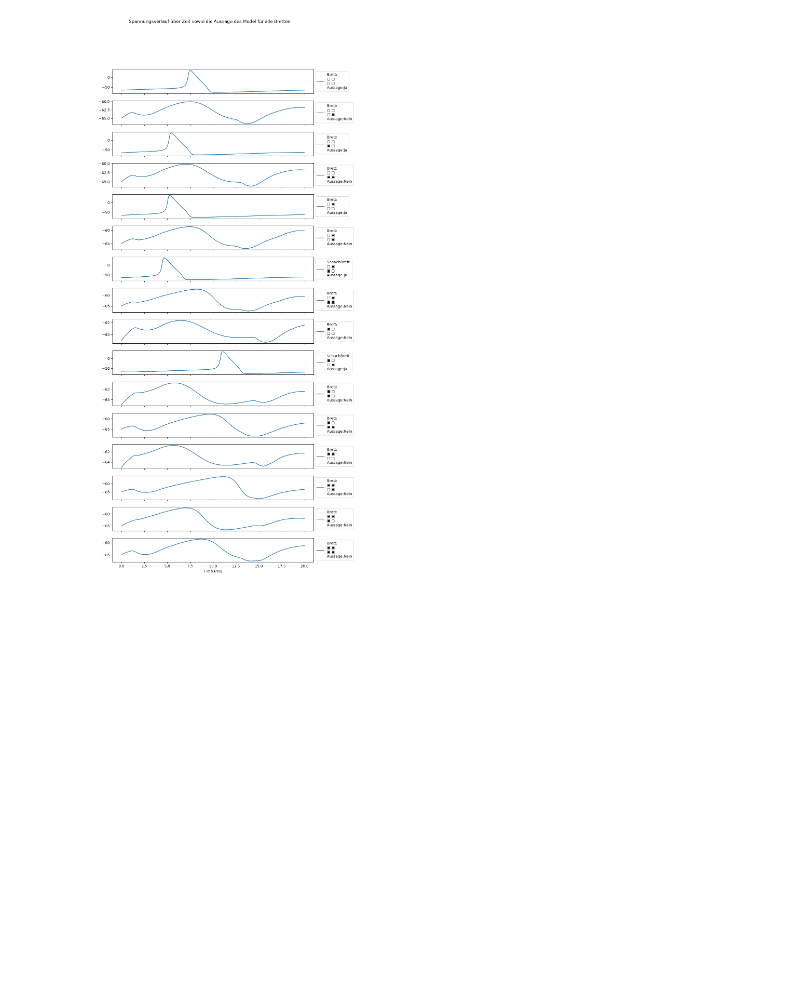
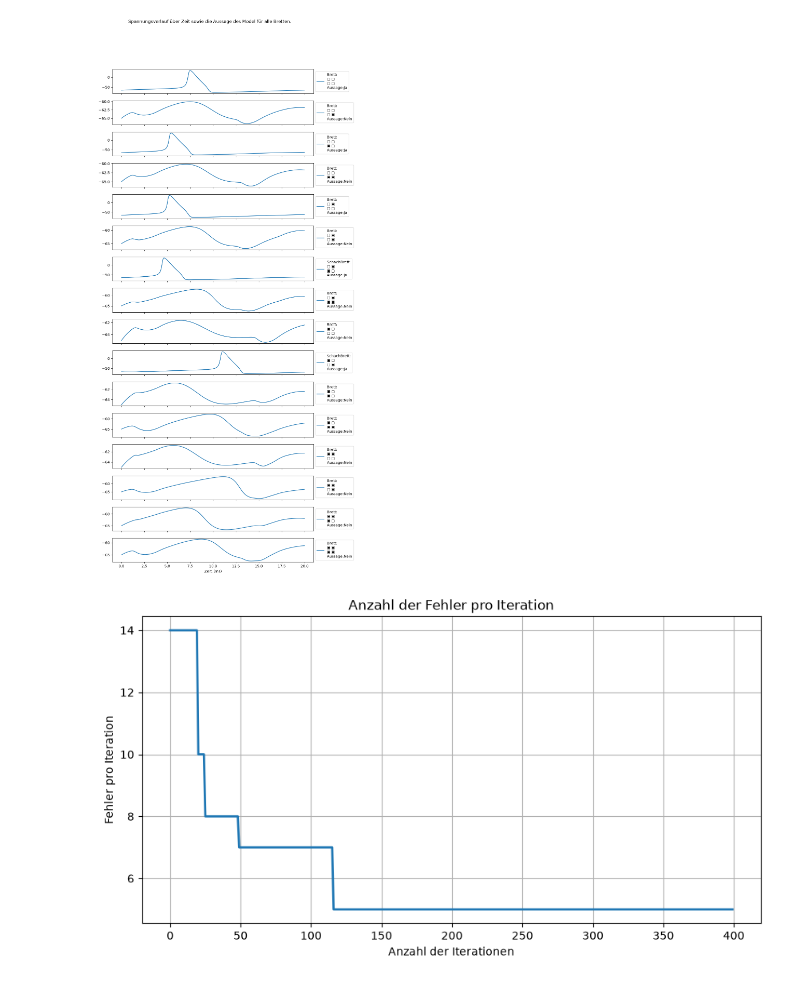
Before and after one commit to Isomorphic13/neuronensimulation, a Jupyter notebook: aufgabe3/notebook/neuronales_netz.ipynb, the cells around one changed output. Saved outputs shown, nothing was run; the diff lists cells and outputs as text; code cells hidden in the pictures; blank space fills up the shorter version.

```diff
--- a/aufgabe3/notebook/neuronales_netz.ipynb
+++ b/aufgabe3/notebook/neuronales_netz.ipynb
@@ -311,2 +129,9 @@ plt.show()
 # %% [output]
 [figure]
+# %%
+import numpy as np
+from aufgabe3 import visualizer
+
+visualizer.visualize_error_history(np.load("errors_history.npy"))
+# %% [output]
+[figure, added]
```
Also changed, not shown: parts of 11 cells of this notebook, 10 other files.
